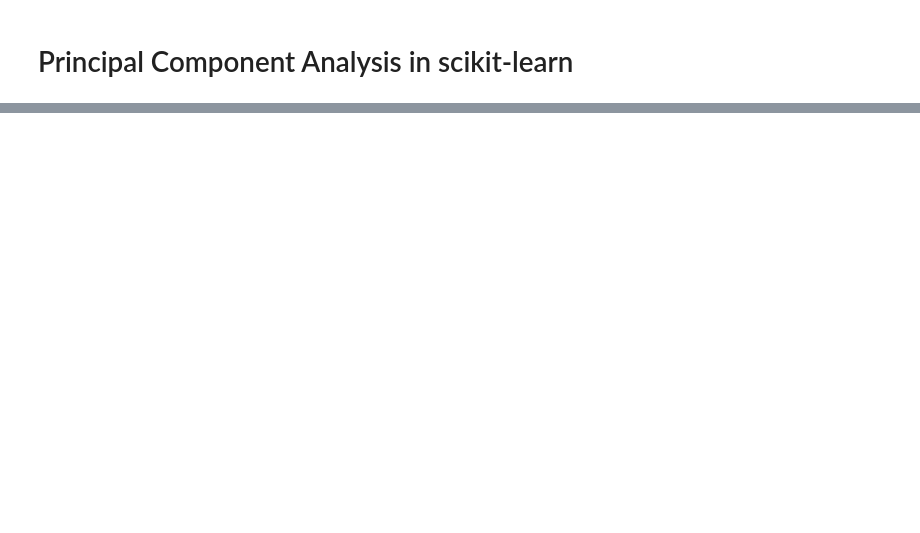
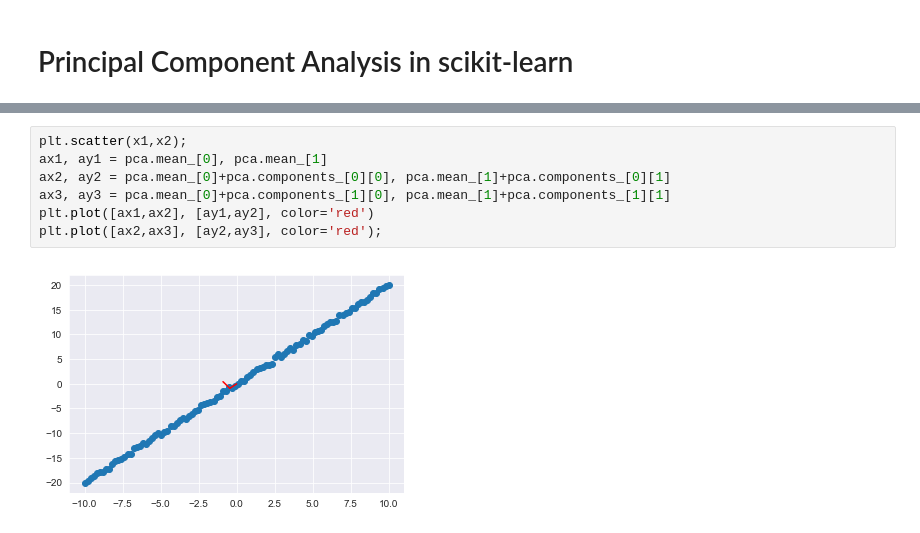
Before and after one commit to learn-co-curriculum/dsc-pca-in-scikitlearn, a Jupyter notebook: index.ipynb, the cells around one changed output, grey strips where cells are left out. Cells and saved outputs as stored; diff of their text form; blank space fills up the shorter version.

```diff
--- a/index.ipynb
+++ b/index.ipynb
@@ -140,0 +70,9 @@ In this lesson, we looked at implementing PCA with scikit-learn. We looked creat
+# %%
+plt.scatter(x1,x2);
+ax1, ay1 = pca.mean_[0], pca.mean_[1]
+ax2, ay2 = pca.mean_[0]+pca.components_[0][0], pca.mean_[1]+pca.components_[0][1]
+ax3, ay3 = pca.mean_[0]+pca.components_[1][0], pca.mean_[1]+pca.components_[1][1]
+plt.plot([ax1,ax2], [ay1,ay2], color='red')
+plt.plot([ax2,ax3], [ay2,ay3], color='red');
+# %% [output]
+[figure, added]
```
Also changed, not shown: parts of 54 cells of this notebook, 10 other files.
